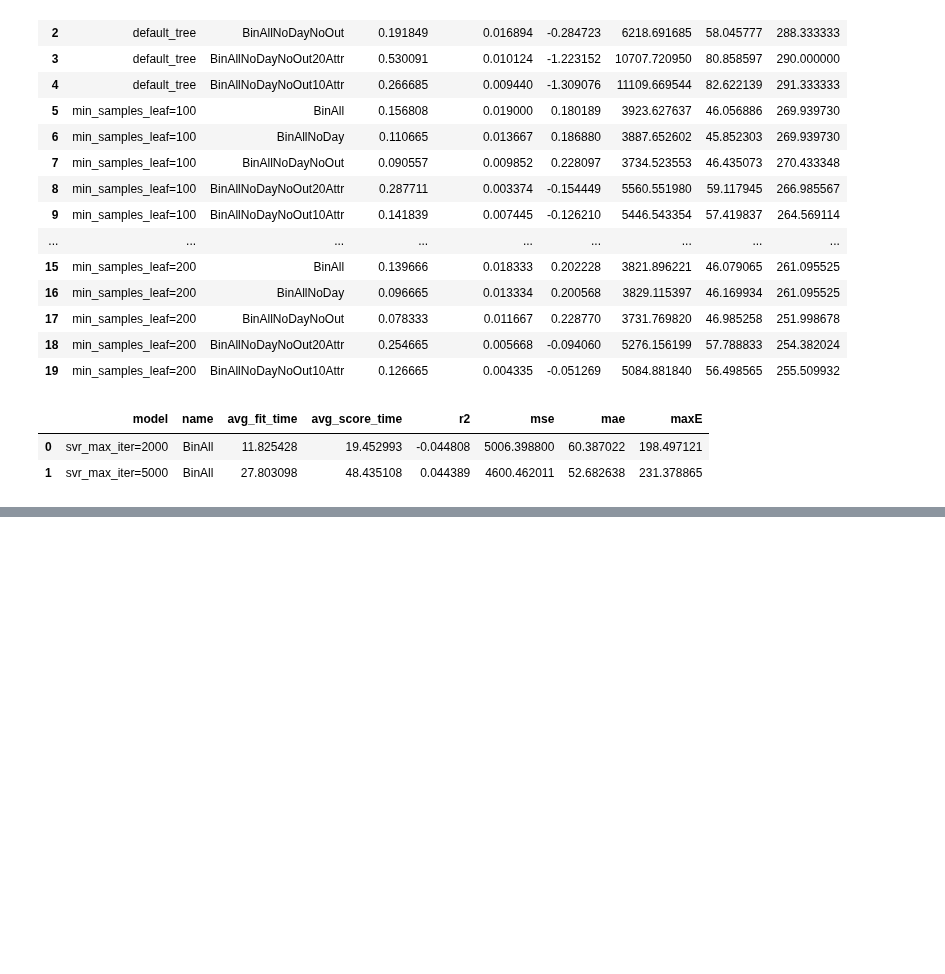
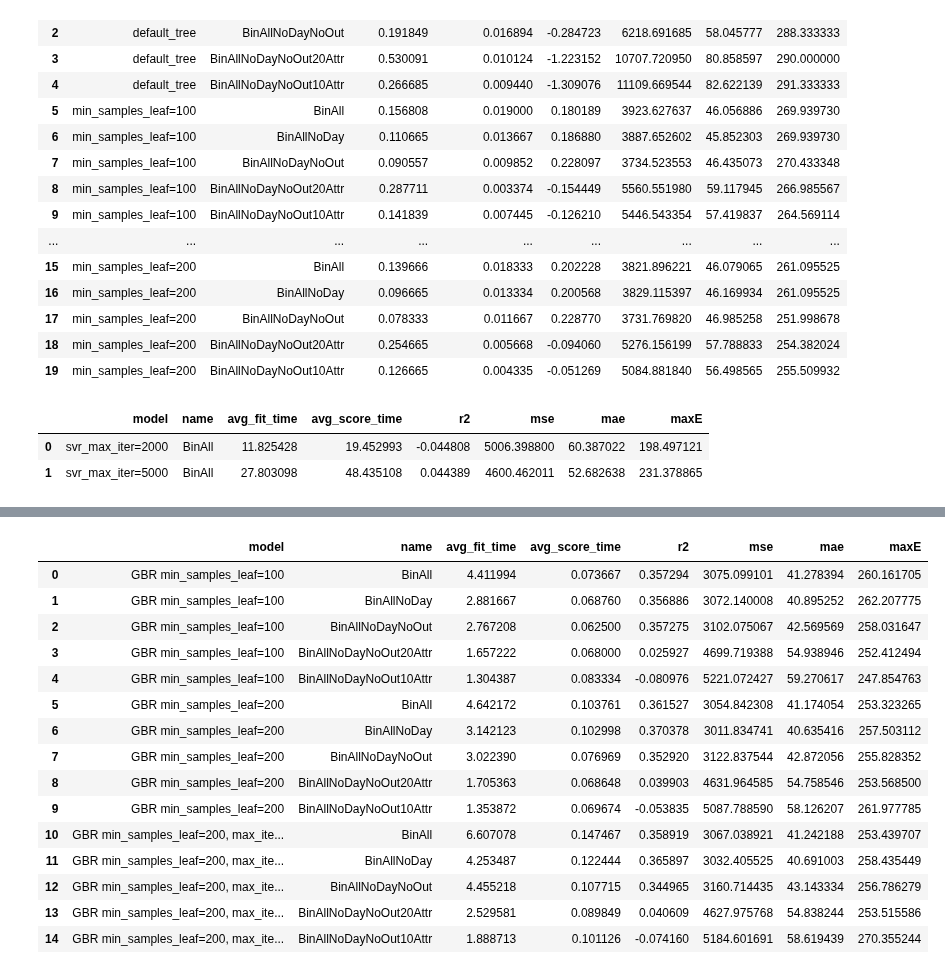
Before and after one commit to theazgra/dataAnalysisCourse, a Jupyter notebook: MAD_III/project/analysis.ipynb, the cells around one changed output, grey strips where cells are left out. Cells and saved outputs as stored; diff of their text form; code cells hidden in the pictures; blank space fills up the shorter version.

```diff
--- a/MAD_III/project/analysis.ipynb
+++ b/MAD_III/project/analysis.ipynb
@@ -476,0 +554,31 @@ pd.DataFrame(nnResults)[["model", "name","avg_fit_time","avg_score_time","r2","m
+# %%
+from sklearn.experimental import enable_hist_gradient_boosting  # noqa
+from sklearn.ensemble import HistGradientBoostingRegressor
+hgbrResult = []
+hgbr = HistGradientBoostingRegressor(min_samples_leaf=100)
+append_results(hgbrResult, "GBR min_samples_leaf=100", hgbr, dfs, scorers)
+hgbr = HistGradientBoostingRegressor(min_samples_leaf=200)
+append_results(hgbrResult, "GBR min_samples_leaf=200", hgbr, dfs, scorers)
+hgbr = HistGradientBoostingRegressor(min_samples_leaf=200, max_iter=150)
+append_results(hgbrResult, "GBR min_samples_leaf=200, max_iter=150", hgbr, dfs, scorers)
+# %%
+hgbrResult = pd.DataFrame(hgbrResult)[["model", "name","avg_fit_time","avg_score_time","r2","mse", "mae", "maxE"]]
+hgbrResult.to_csv("hgbrResult.csv")
+hgbrResult
+# %% [output]
+|  | model | name | avg_fit_time | avg_score_time | r2 | mse | mae | maxE |
+| 0 | GBR min_samples_leaf=100 | BinAll | 4.411994 | 0.073667 | 0.357294 | 3075.099101 | 41.278394 | 260.161705 |
+| 1 | GBR min_samples_leaf=100 | BinAllNoDay | 2.881667 | 0.068760 | 0.356886 | 3072.140008 | 40.895252 | 262.207775 |
+| 2 | GBR min_samples_leaf=100 | BinAllNoDayNoOut | 2.767208 | 0.062500 | 0.357275 | 3102.075067 | 42.569569 | 258.031647 |
+| 3 | GBR min_samples_leaf=100 | BinAllNoDayNoOut20Attr | 1.657222 | 0.068000 | 0.025927 | 4699.719388 | 54.938946 | 252.412494 |
+| 4 | GBR min_samples_leaf=100 | BinAllNoDayNoOut10Attr | 1.304387 | 0.083334 | -0.080976 | 5221.072427 | 59.270617 | 247.854763 |
+| 5 | GBR min_samples_leaf=200 | BinAll | 4.642172 | 0.103761 | 0.361527 | 3054.842308 | 41.174054 | 253.323265 |
+| 6 | GBR min_samples_leaf=200 | BinAllNoDay | 3.142123 | 0.102998 | 0.370378 | 3011.834741 | 40.635416 | 257.503112 |
+| 7 | GBR min_samples_leaf=200 | BinAllNoDayNoOut | 3.022390 | 0.076969 | 0.352920 | 3122.837544 | 42.872056 | 255.828352 |
+| 8 | GBR min_samples_leaf=200 | BinAllNoDayNoOut20Attr | 1.705363 | 0.068648 | 0.039903 | 4631.964585 | 54.758546 | 253.568500 |
+| 9 | GBR min_samples_leaf=200 | BinAllNoDayNoOut10Attr | 1.353872 | 0.069674 | -0.053835 | 5087.788590 | 58.126207 | 261.977785 |
+| 10 | GBR min_samples_leaf=200, max_ite... | BinAll | 6.607078 | 0.147467 | 0.358919 | 3067.038921 | 41.242188 | 253.439707 |
+| 11 | GBR min_samples_leaf=200, max_ite... | BinAllNoDay | 4.253487 | 0.122444 | 0.365897 | 3032.405525 | 40.691003 | 258.435449 |
+| 12 | GBR min_samples_leaf=200, max_ite... | BinAllNoDayNoOut | 4.455218 | 0.107715 | 0.344965 | 3160.714435 | 43.143334 | 256.786279 |
+| 13 | GBR min_samples_leaf=200, max_ite... | BinAllNoDayNoOut20Attr | 2.529581 | 0.089849 | 0.040609 | 4627.975768 | 54.838244 | 253.515586 |
+| 14 | GBR min_samples_leaf=200, max_ite... | BinAllNoDayNoOut10Attr | 1.888713 | 0.101126 | -0.074160 | 5184.601691 | 58.619439 | 270.355244 |
```
Also changed, not shown: parts of 12 cells of this notebook, 24 other files.
